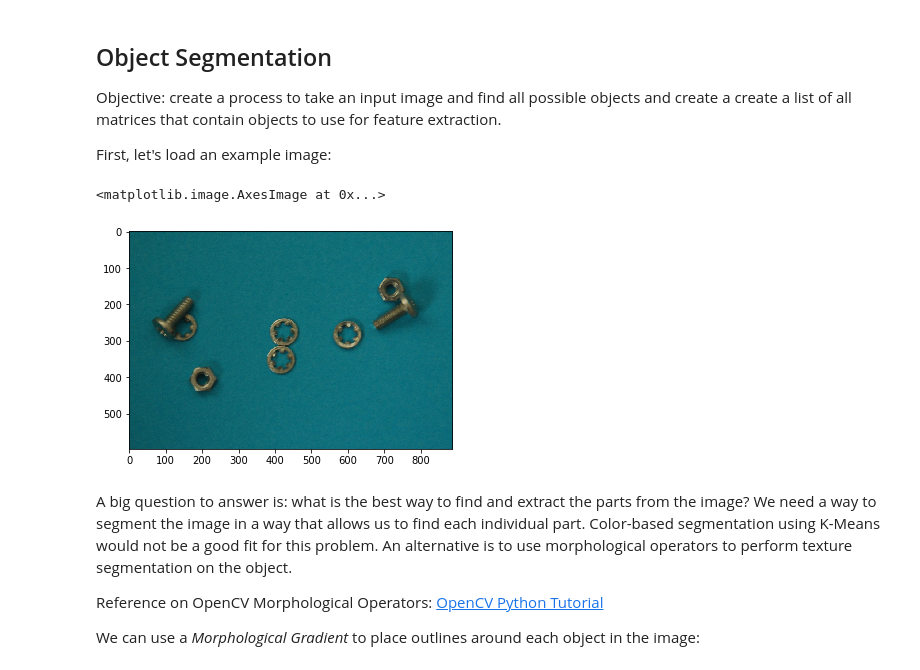
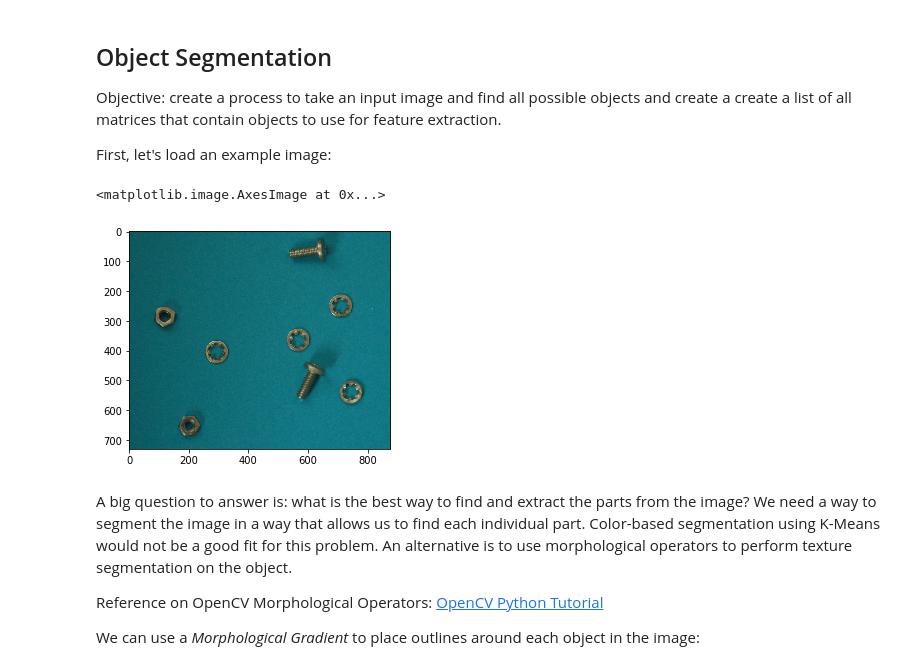
Before and after one commit to mtfuller/CS4732-Nuts-and-Bolts, a Jupyter notebook: Nuts and Bolts Project.ipynb, the cells around one changed output. Drawn from its saved outputs; the diff is of its cells as text; code cells hidden in the pictures.

Commit message:
Updated image names and added main.py script

```diff
--- a/Nuts and Bolts Project.ipynb
+++ b/Nuts and Bolts Project.ipynb
@@ -41,17 +41,17 @@ First, let's load an example image:
 # %%
 import cv2
 import numpy as np
 from matplotlib import pyplot as plt
 
 %matplotlib inline
 
-input_file = './img/bolts4.jpg'
+input_file = './img/bolts2.jpg'
 
 original = cv2.imread(input_file,1)
 plt.imshow(cv2.cvtColor(original, cv2.COLOR_BGR2RGB))
 # %% [output]
 <matplotlib.image.AxesImage at 0x...>
-[figure, old version]
+[figure, new version]
 # %% [markdown]
 A big question to answer is: what is the best way to find and extract the parts from the image? We need a way to segment the image in a way that allows us to find each individual part. Color-based segmentation using K-Means would not be a good fit for this problem. An alternative is to use morphological operators to perform texture segmentation on the object.
 
```
Also changed, not shown: parts of 11 cells of this notebook, 23 other files.
